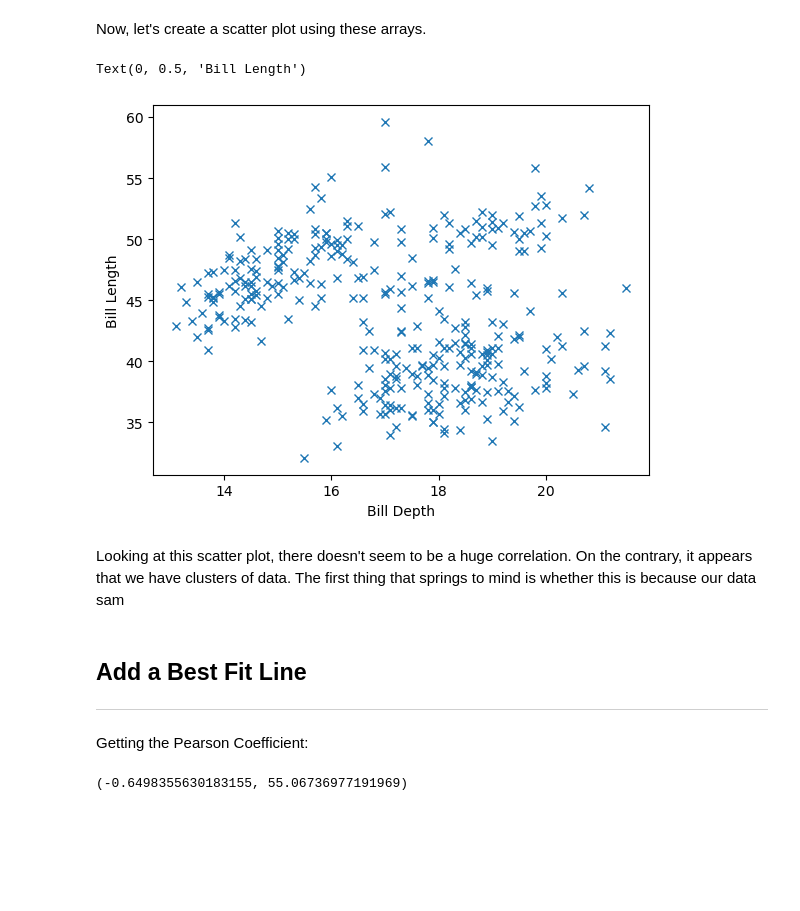
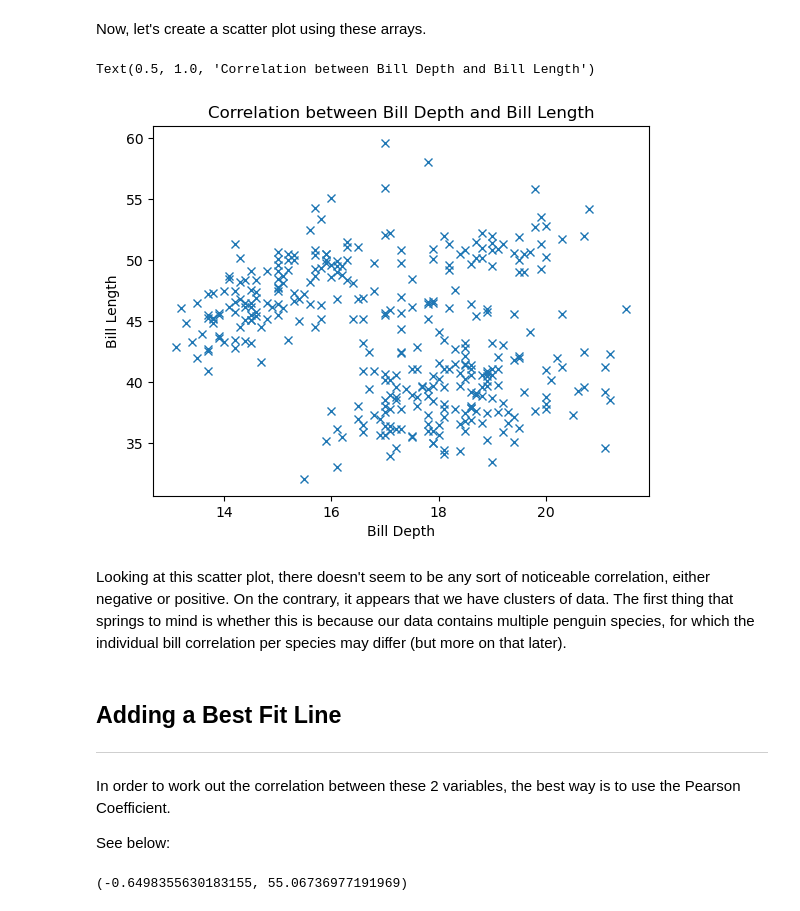
Before and after one commit to MylesHenehan/mywork, a Jupyter notebook: penguins.ipynb, the cells around one changed output. Saved outputs shown, nothing was run; the diff lists cells and outputs as text; code cells hidden in the pictures; blank space fills up the shorter version.

Commit message:
Adding more context around my plots

```diff
--- a/penguins.ipynb
+++ b/penguins.ipynb
@@ -159,31 +164,31 @@ billlen = billlen[valid_indices]
 Now, let's create a scatter plot using these arrays.
 # %%
 # Create a new figure and set of axes (stateless approach).
-#fig is the overall figure, and ax is the set of axes on this figure
+#fig is the overall figure, and ax is the set of axes on this figure (just one in this case).
 fig, ax = plt.subplots()
 
 #Here's the function to create a plot:
 ax.plot(billdepth, billlen, 'x')
 
 # Now let's add some labels:
 ax.set_xlabel('Bill Depth')
 ax.set_ylabel('Bill Length')
+ax.set_title('Correlation between Bill Depth and Bill Length')
 
-#X limits
-#ax.set_xlim(30,60)
-#ax.set_ylim(40,60)
-
+# We could also use the ax.set_xlim() and ax.set_ylim() functions here if we wanted to change the limits of the axes, but in this case, I don't think it's necessary.
 #I would use fig.show(), but jupyter notebooks do this automatically
 # %% [output]
-Text(0, 0.5, 'Bill Length')
+Text(0.5, 1.0, 'Correlation between Bill Depth and Bill Length')
-[figure, old version]
+[figure, new version]
 # %% [markdown]
-Looking at this scatter plot, there doesn't seem to be a huge correlation. On the contrary, it appears that we have clusters of data. The first thing that springs to mind is whether this is because our data sam
+Looking at this scatter plot, there doesn't seem to be any sort of noticeable correlation, either negative or positive. On the contrary, it appears that we have clusters of data. The first thing that springs to mind is whether this is because our data contains multiple penguin species, for which the individual bill correlation per species may differ (but more on that later).
 # %% [markdown]
-## Add a Best Fit Line
+## Adding a Best Fit Line
 ***
-# %% [markdown]
-Getting the Pearson Coefficient:
+# %% [markdown]
+In order to work out the correlation between these 2 variables, the best way is to use the Pearson Coefficient.
+
+See below:
 # %%
 # uses the y = mx + c method
 
```
Also changed, not shown: parts of 34 cells of this notebook.
